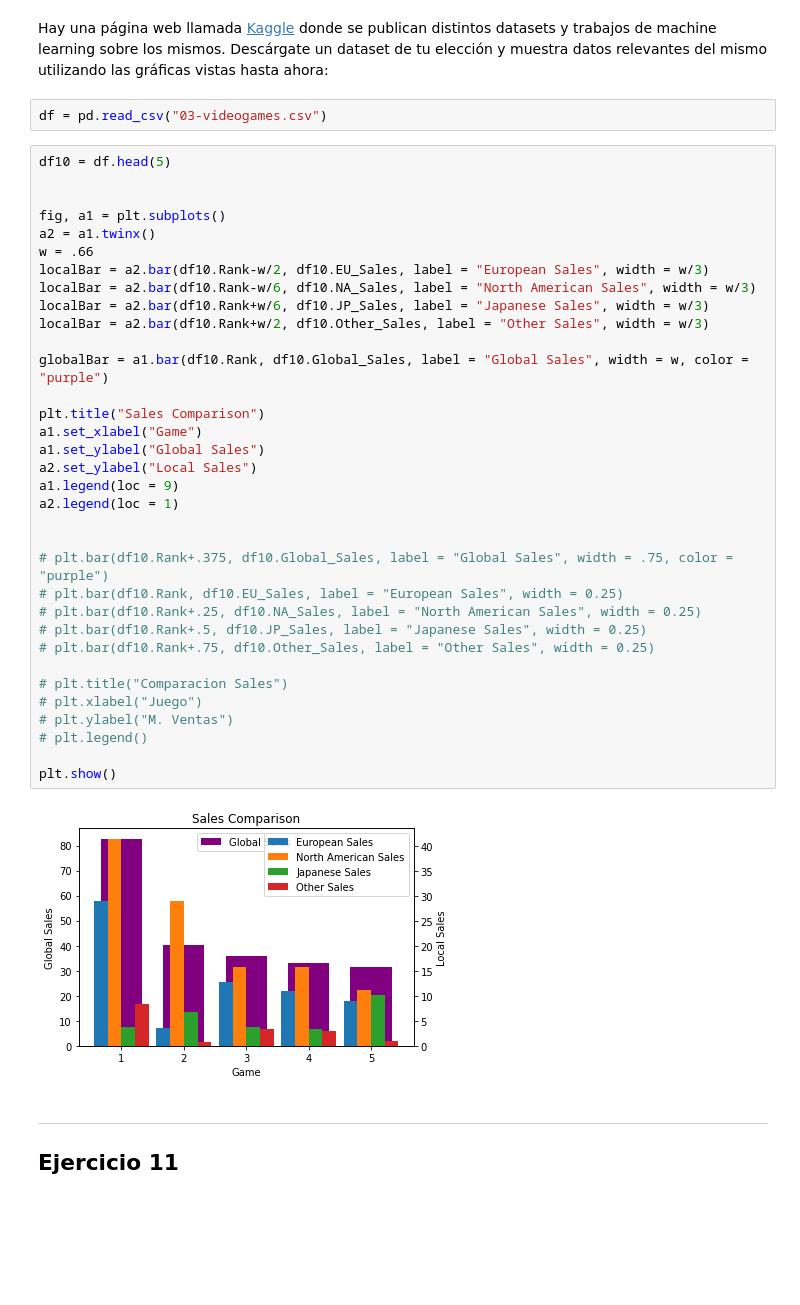
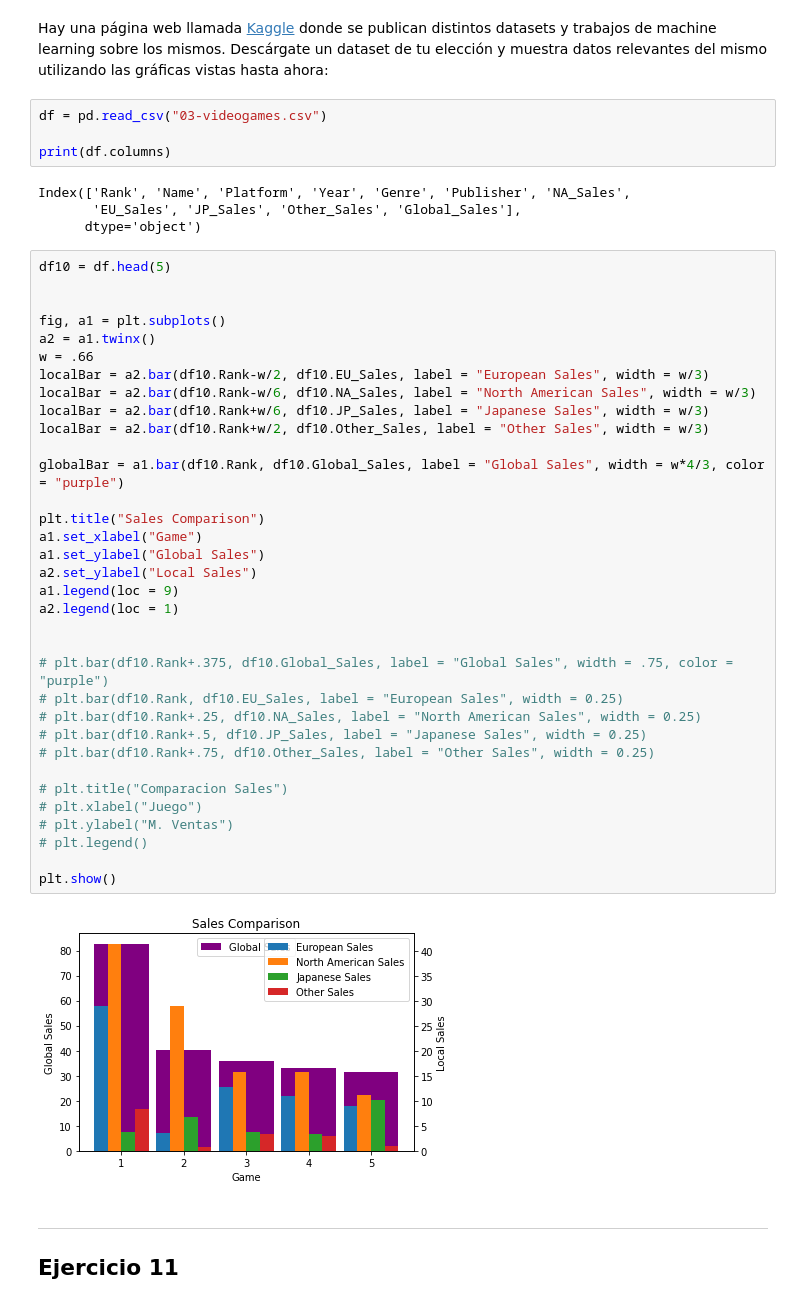
Before and after one commit to CarlosRyu98/PIA, a Jupyter notebook: 02 Desarrollo de aplicaciones de IA/03_Matplotlib_Ejercicios_3.ipynb, the cells around one changed output. Saved outputs shown, nothing was run; the diff lists cells and outputs as text; blank space fills up the shorter version.

```diff
--- a/02 Desarrollo de aplicaciones de IA/03_Matplotlib_Ejercicios_3.ipynb
+++ b/02 Desarrollo de aplicaciones de IA/03_Matplotlib_Ejercicios_3.ipynb
@@ -196,6 +196,12 @@ plt.show()
 Hay una página web llamada [Kaggle](https://www.kaggle.com/datasets) donde se publican distintos datasets y trabajos de machine learning sobre los mismos. Descárgate un dataset de tu elección y muestra datos relevantes del mismo utilizando las gráficas vistas hasta ahora:
 # %%
 df = pd.read_csv("03-videogames.csv")
+
+print(df.columns)
+# %% [output]
+Index(['Rank', 'Name', 'Platform', 'Year', 'Genre', 'Publisher', 'NA_Sales',
+       'EU_Sales', 'JP_Sales', 'Other_Sales', 'Global_Sales'],
+      dtype='object')
 # %%
 df10 = df.head(5)
 
@@ -203,35 +209,35 @@ df10 = df.head(5)
 fig, a1 = plt.subplots()
 a2 = a1.twinx()
 w = .66
 localBar = a2.bar(df10.Rank-w/2, df10.EU_Sales, label = "European Sales", width = w/3)
 localBar = a2.bar(df10.Rank-w/6, df10.NA_Sales, label = "North American Sales", width = w/3)
 localBar = a2.bar(df10.Rank+w/6, df10.JP_Sales, label = "Japanese Sales", width = w/3)
 localBar = a2.bar(df10.Rank+w/2, df10.Other_Sales, label = "Other Sales", width = w/3)
 
-globalBar = a1.bar(df10.Rank, df10.Global_Sales, label = "Global Sales", width = w, color = "purple")
+globalBar = a1.bar(df10.Rank, df10.Global_Sales, label = "Global Sales", width = w*4/3, color = "purple")
 
 plt.title("Sales Comparison")
 a1.set_xlabel("Game")
 a1.set_ylabel("Global Sales")
 a2.set_ylabel("Local Sales")
 a1.legend(loc = 9)
 a2.legend(loc = 1)
 
 
 # plt.bar(df10.Rank+.375, df10.Global_Sales, label = "Global Sales", width = .75, color = "purple")
 # plt.bar(df10.Rank, df10.EU_Sales, label = "European Sales", width = 0.25)
 # plt.bar(df10.Rank+.25, df10.NA_Sales, label = "North American Sales", width = 0.25)
 # plt.bar(df10.Rank+.5, df10.JP_Sales, label = "Japanese Sales", width = 0.25)
 # plt.bar(df10.Rank+.75, df10.Other_Sales, label = "Other Sales", width = 0.25)
 
 # plt.title("Comparacion Sales")
 # plt.xlabel("Juego")
 # plt.ylabel("M. Ventas")
 # plt.legend()
 
 plt.show()
 # %% [output]
-[figure, old version]
+[figure, new version]
 # %% [markdown]
 ---
 ## Ejercicio 11
```
Also changed, not shown: parts of 6 cells of this notebook.
